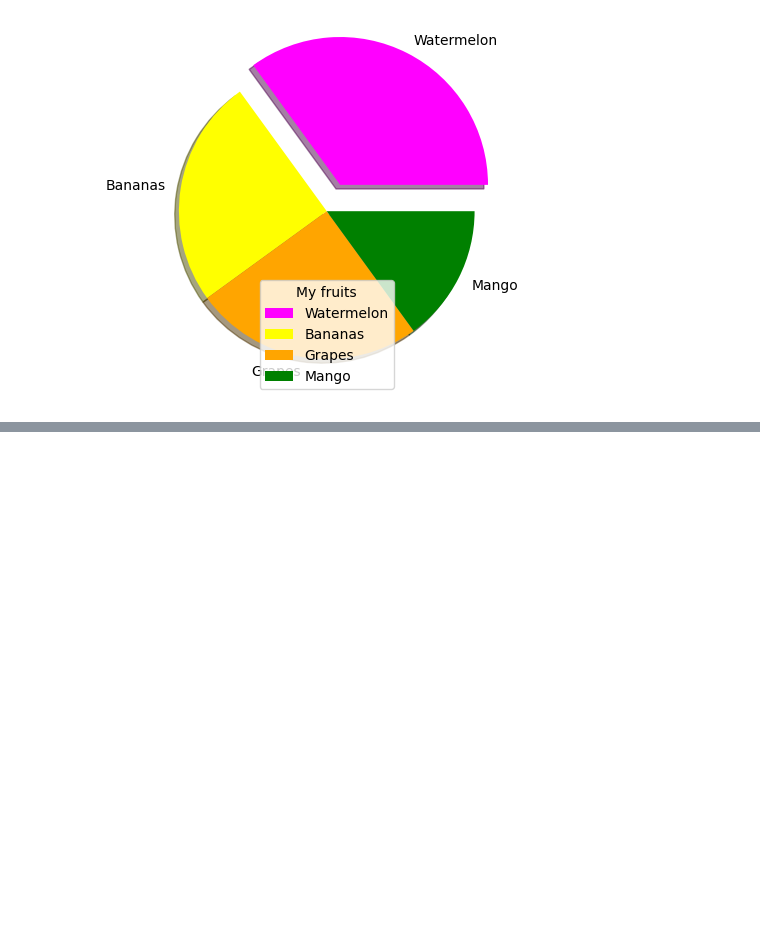
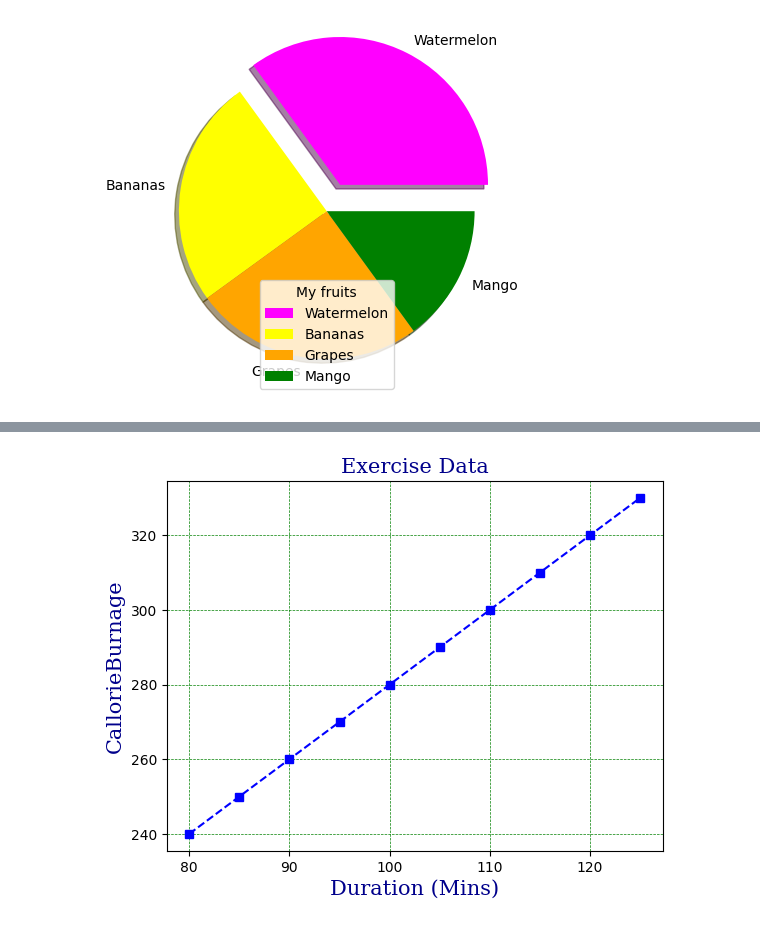
Before and after one commit to WillisOgecha1/Python_Code_Challenge, a Jupyter notebook: Matplotlib_tutorial.ipynb, the cells around one changed output, grey strips where cells are left out. Saved outputs shown, nothing was run; the diff lists cells and outputs as text; code cells hidden in the pictures; blank space fills up the shorter version.

```diff
--- a/Matplotlib_tutorial.ipynb
+++ b/Matplotlib_tutorial.ipynb
@@ -576,0 +603,15 @@ plt.show()
+# %%
+# Introduce title and labels to your plots
+calories =np.array([240,250,260,270,280,290,300,310,320,330])
+duration = np.array([80, 85,90,95,100,105,110, 115,120,125])
+font1={'family': 'serif', 'color':'Indigo','size':20}
+font2={'family': 'serif', 'color':'DarkBlue','size':15}
+plt.plot(duration, calories, 's--b')
+plt.xlabel('Duration (Mins)', fontdict =font2)
+plt.ylabel('CallorieBurnage', fontdict = font2)
+plt.title('Exercise Data', fontdict =font2)
+plt.grid(color = 'green', linestyle ='--', linewidth =0.5)
+
+plt.show()
+# %% [output]
+[figure, added]
```
Also changed, not shown: parts of 4 cells of this notebook.
